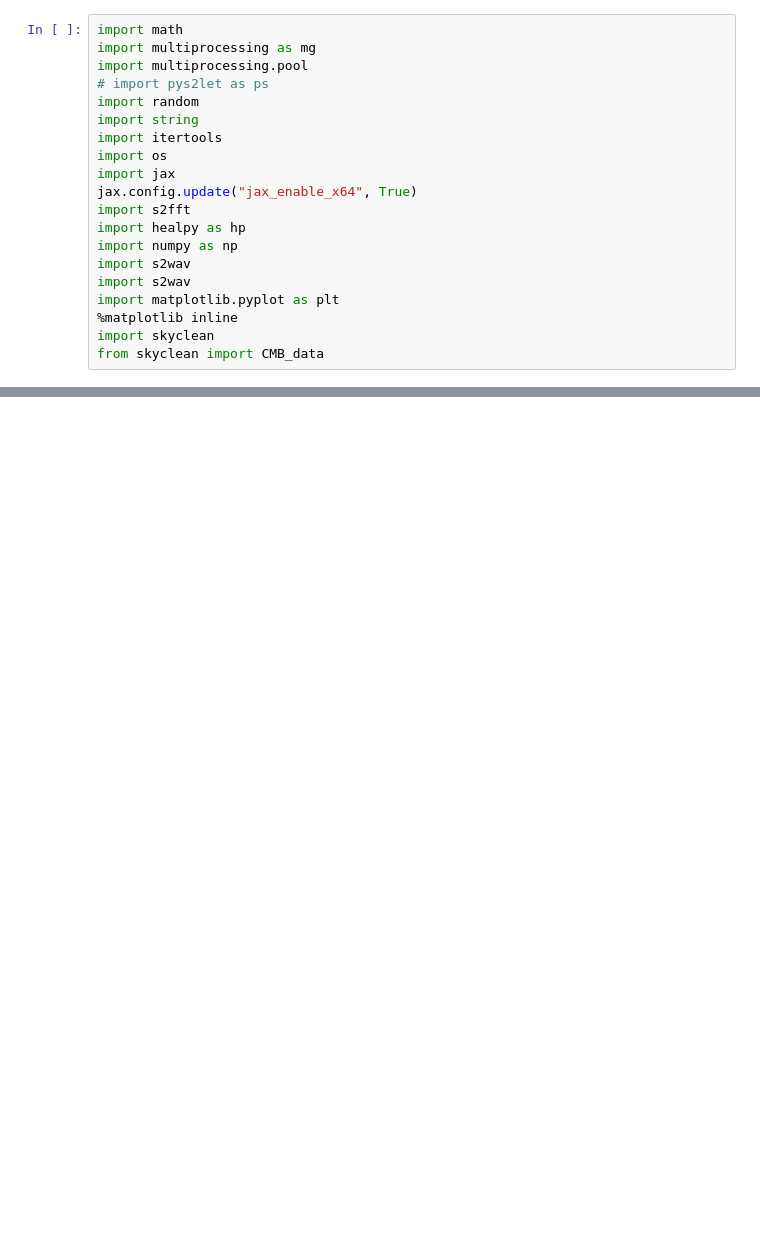
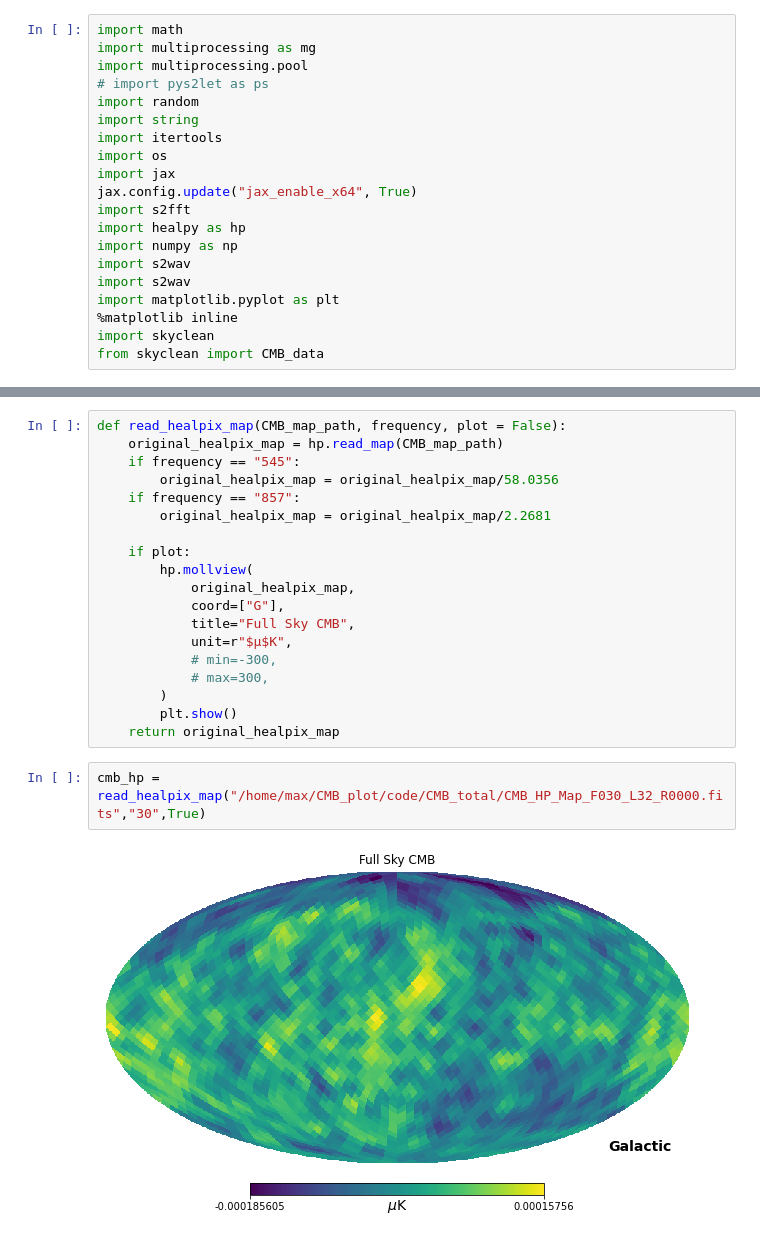
Before and after one commit to CodefromMax/CMB_plot, a Jupyter notebook: code/ILC_30_Steps_ILC_function.ipynb, the cells around one changed output, grey strips where cells are left out. Cells and saved outputs as stored; diff of their text form; blank space fills up the shorter version.

```diff
--- a/code/ILC_30_Steps_ILC_function.ipynb
+++ b/code/ILC_30_Steps_ILC_function.ipynb
@@ -373,0 +472,23 @@ def trim_to_original(MW_Doubled_Map):
+# %%
+def read_healpix_map(CMB_map_path, frequency, plot = False):
+    original_healpix_map = hp.read_map(CMB_map_path)
+    if frequency == "545":
+        original_healpix_map = original_healpix_map/58.0356
+    if frequency == "857":
+        original_healpix_map = original_healpix_map/2.2681
+
+    if plot:
+        hp.mollview(
+            original_healpix_map,
+            coord=["G"],
+            title="Full Sky CMB",
+            unit=r"$μ$K",
+            # min=-300,
+            # max=300,
+        )
+        plt.show()
+    return original_healpix_map
+# %%
+cmb_hp = read_healpix_map("/home/max/CMB_plot/code/CMB_total/CMB_HP_Map_F030_L32_R0000.fits","30",True)
+# %% [output]
+[figure, added]
```
Also changed, not shown: parts of 17 cells of this notebook, 2 other files.
